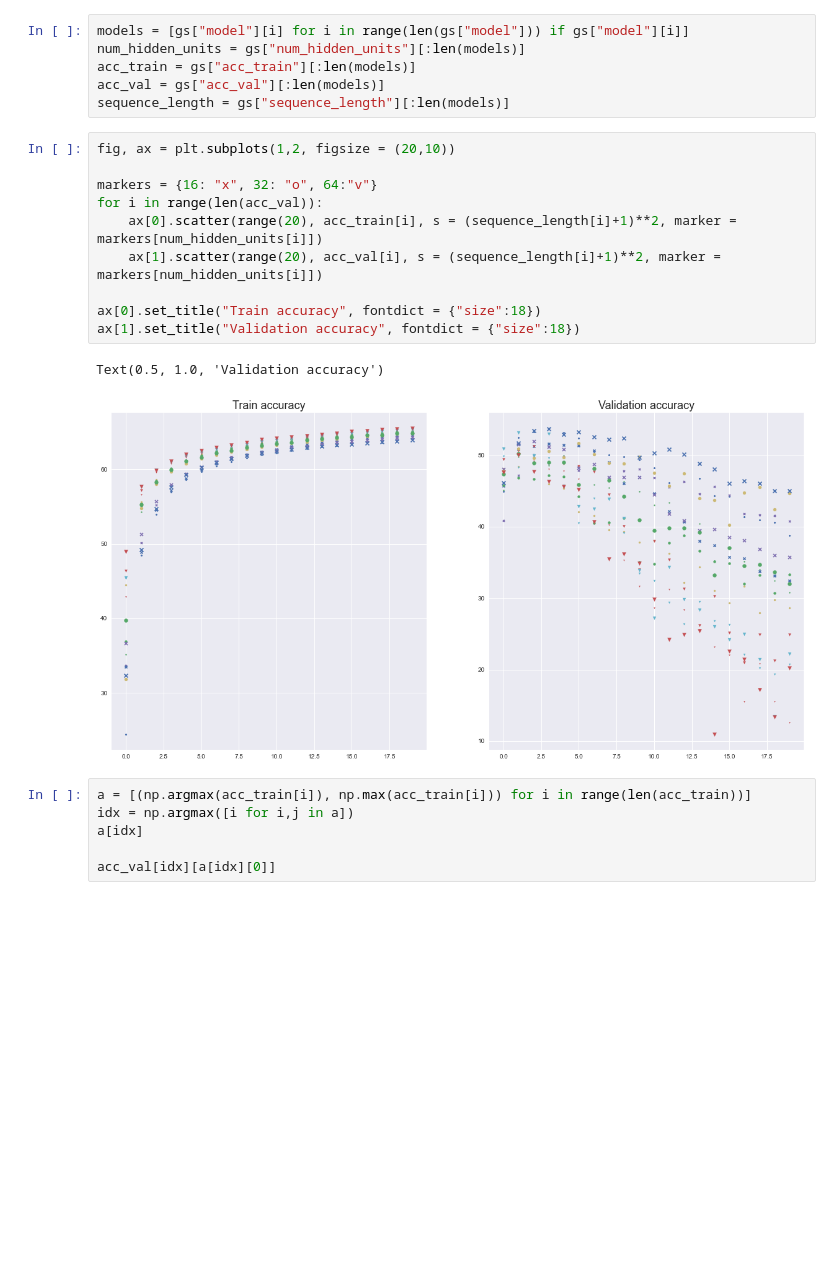
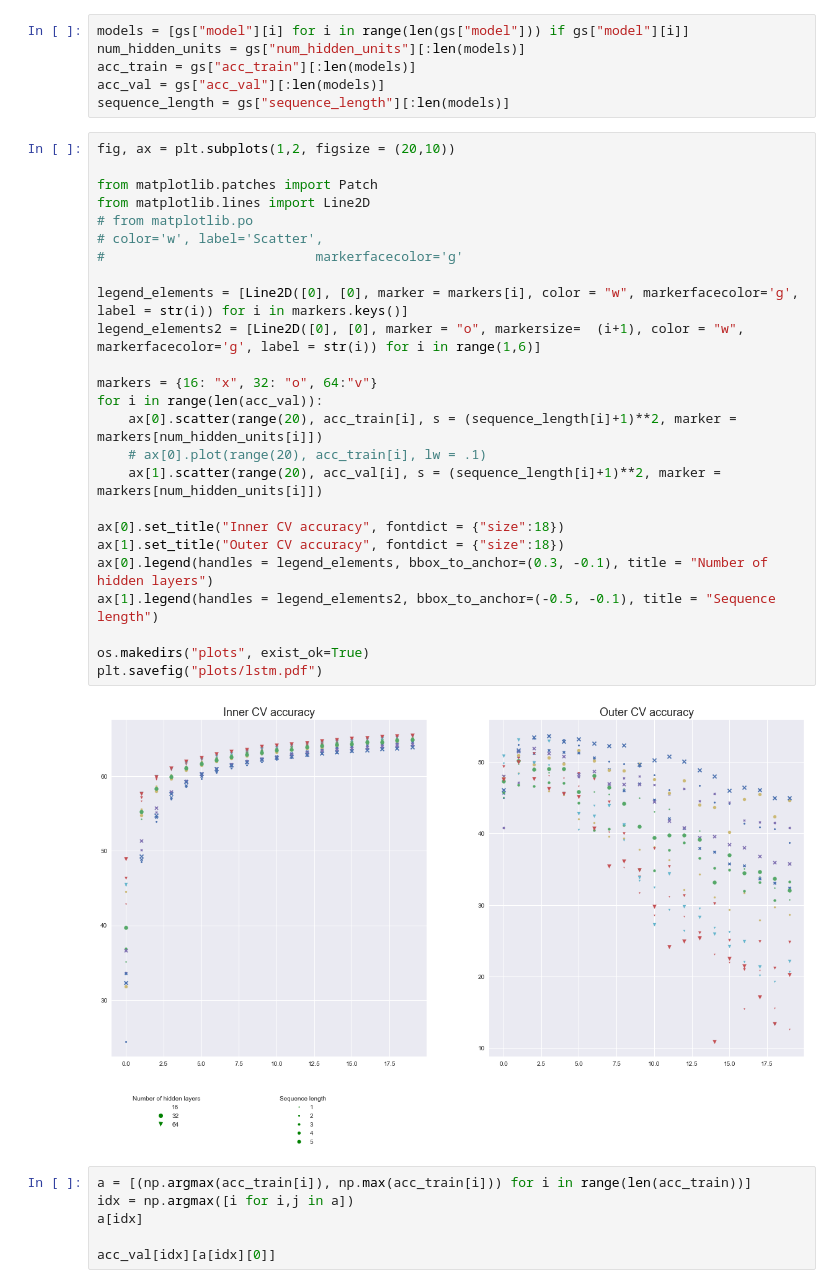
Before and after one commit to s183920/02582_Computational_Data_Analysis, a Jupyter notebook: Case1/hpc_models.ipynb, the cells around one changed output. Cells and saved outputs as stored; diff of their text form; blank space fills up the shorter version.

Commit message:
lstm plot

```diff
--- a/Case1/hpc_models.ipynb
+++ b/Case1/hpc_models.ipynb
@@ -248,17 +248,31 @@ acc_val = gs["acc_val"][:len(models)]
 sequence_length = gs["sequence_length"][:len(models)]
 # %%
 fig, ax = plt.subplots(1,2, figsize = (20,10))
+
+from matplotlib.patches import Patch
+from matplotlib.lines import Line2D
+# from matplotlib.po
+# color='w', label='Scatter',
+#                           markerfacecolor='g'
+
+legend_elements = [Line2D([0], [0], marker = markers[i], color = "w", markerfacecolor='g', label = str(i)) for i in markers.keys()]
+legend_elements2 = [Line2D([0], [0], marker = "o", markersize=  (i+1), color = "w", markerfacecolor='g', label = str(i)) for i in range(1,6)]
 
 markers = {16: "x", 32: "o", 64:"v"}
 for i in range(len(acc_val)):
     ax[0].scatter(range(20), acc_train[i], s = (sequence_length[i]+1)**2, marker = markers[num_hidden_units[i]])
+    # ax[0].plot(range(20), acc_train[i], lw = .1)
     ax[1].scatter(range(20), acc_val[i], s = (sequence_length[i]+1)**2, marker = markers[num_hidden_units[i]])
 
-ax[0].set_title("Train accuracy", fontdict = {"size":18})
-ax[1].set_title("Validation accuracy", fontdict = {"size":18})
+ax[0].set_title("Inner CV accuracy", fontdict = {"size":18})
+ax[1].set_title("Outer CV accuracy", fontdict = {"size":18})
+ax[0].legend(handles = legend_elements, bbox_to_anchor=(0.3, -0.1), title = "Number of hidden layers")
+ax[1].legend(handles = legend_elements2, bbox_to_anchor=(-0.5, -0.1), title = "Sequence length")
+
+os.makedirs("plots", exist_ok=True)
+plt.savefig("plots/lstm.pdf")
 # %% [output]
-Text(0.5, 1.0, 'Validation accuracy')
-[figure, old version]
+[figure, new version]
 # %%
 a = [(np.argmax(acc_train[i]), np.max(acc_train[i])) for i in range(len(acc_train))]
 idx = np.argmax([i for i,j in a])
```
Also changed, not shown: 1 other file.
